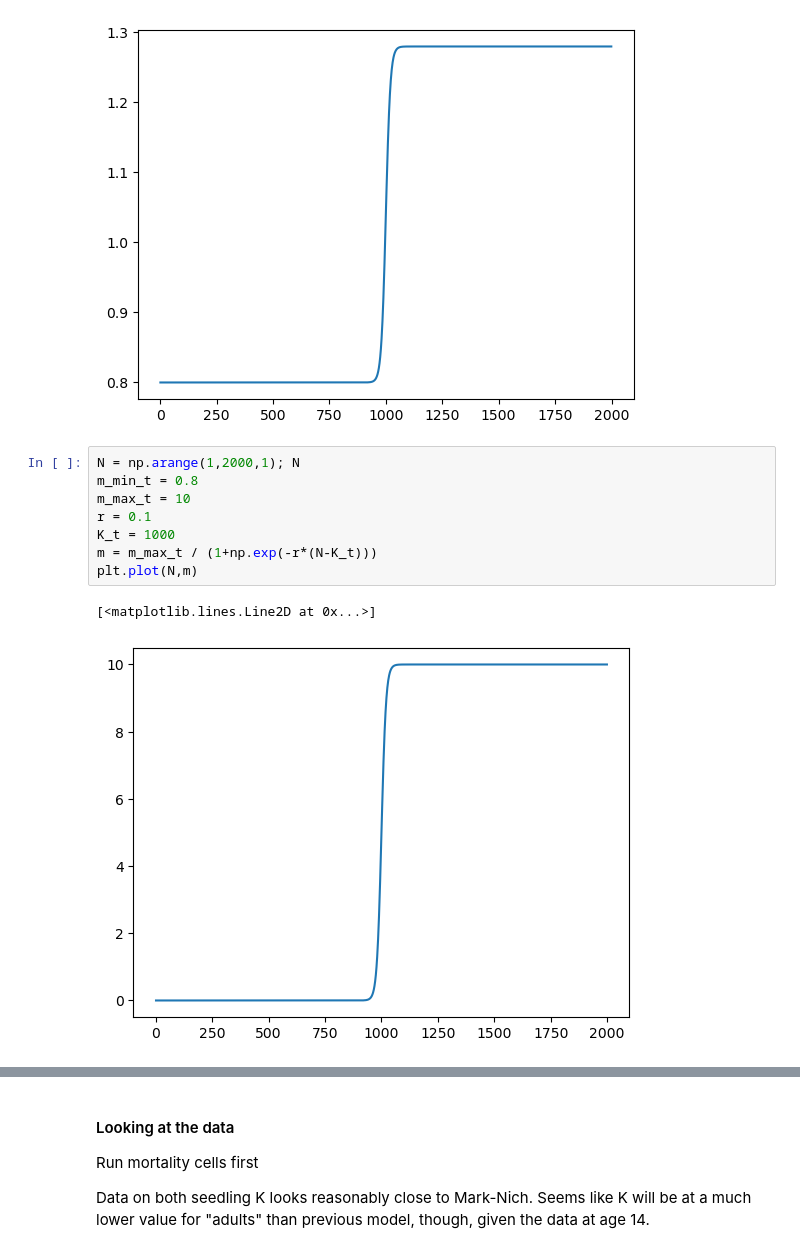
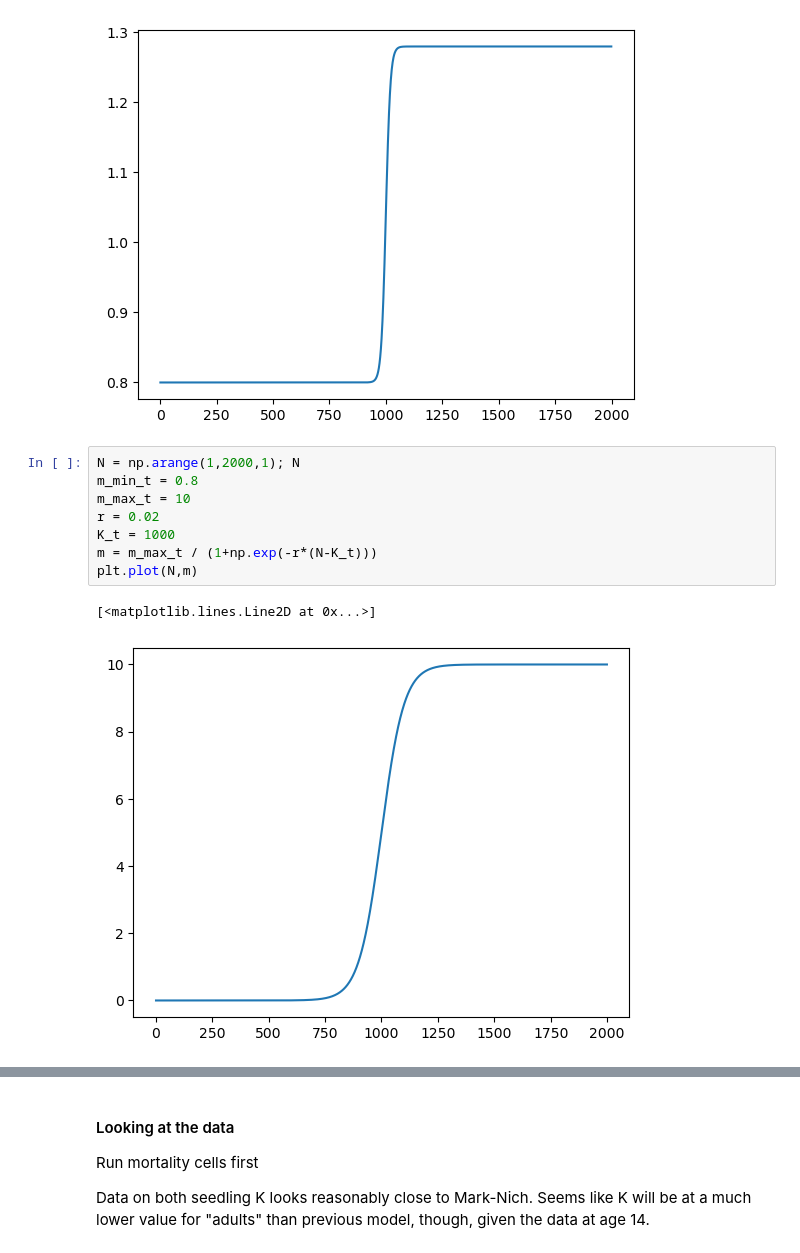
Before and after one commit to patricklawton/TecateCypress, a Jupyter notebook: journal.ipynb, the cells around one changed output, grey strips where cells are left out. Drawn from its saved outputs; the diff is of its cells as text.

```diff
--- a/journal.ipynb
+++ b/journal.ipynb
@@ -414,14 +395,14 @@ plt.plot(N,m)
 # %%
 N = np.arange(1,2000,1); N
 m_min_t = 0.8
 m_max_t = 10
-r = 0.1
+r = 0.02
 K_t = 1000
 m = m_max_t / (1+np.exp(-r*(N-K_t)))
 plt.plot(N,m)
 # %% [output]
 [<matplotlib.lines.Line2D at 0x...>]
-[figure, old version]
+[figure, new version]
 # %%
 # Assumptions from Regan 2012
 d_t = np.array([1.6,1.5,1.4,1.3,1.2,1.1,1.1])
```
Also changed, not shown: parts of 6 cells of this notebook, 12 other files.
